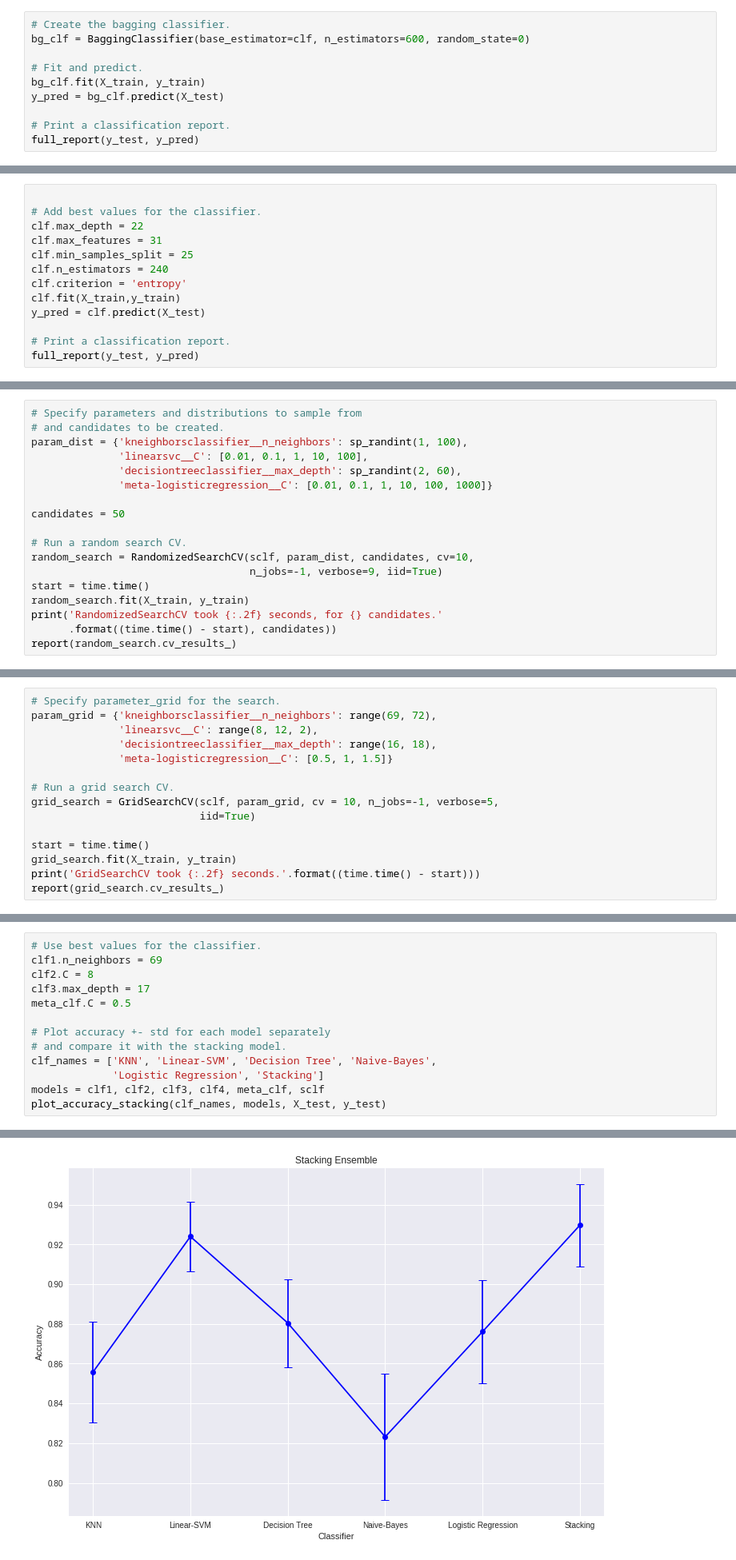
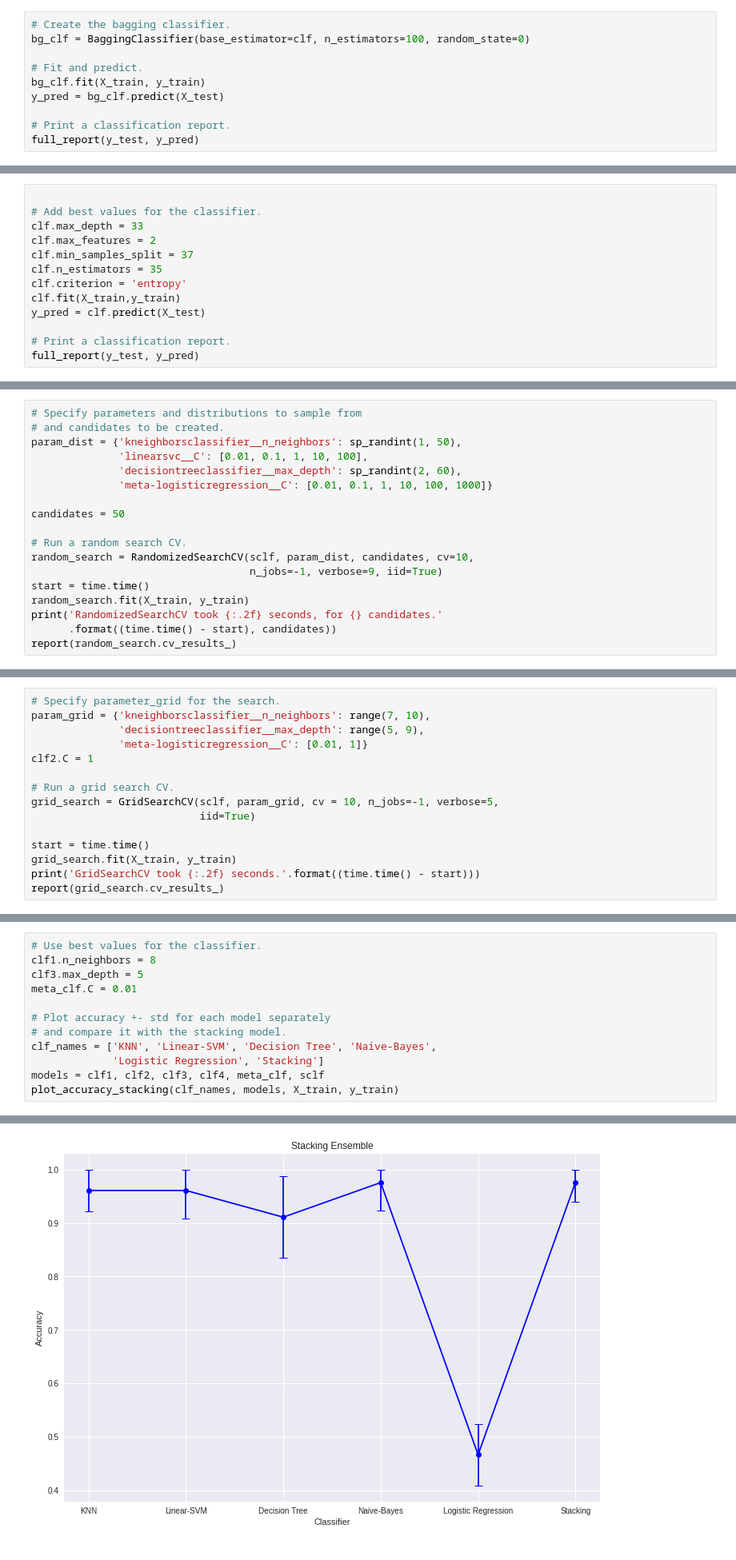
Before and after one commit to Adamantios/Ensembles-CSL-Imb_Learning-Models_Comparison, a Jupyter notebook: PartA.ipynb, the cells around one changed output, grey strips where cells are left out. Shown at 80% size. Cells and saved outputs as stored; diff of their text form.

```diff
--- a/PartA.ipynb
+++ b/PartA.ipynb
@@ -899,6 +794,6 @@ the lower bound of it's deviation is better than the others and the higher bound
 # %%
 # Create the bagging classifier.
-bg_clf = BaggingClassifier(base_estimator=clf, n_estimators=600, random_state=0)
+bg_clf = BaggingClassifier(base_estimator=clf, n_estimators=100, random_state=0)
 
 # Fit and predict.
 bg_clf.fit(X_train, y_train)
@@ -1020,10 +918,10 @@ Make prediction with the Random Forest Ensemble, using the best parameters found
 # %%
 
 # Add best values for the classifier.
-clf.max_depth = 22
-clf.max_features = 31
-clf.min_samples_split = 25
-clf.n_estimators = 240
+clf.max_depth = 33
+clf.max_features = 2
+clf.min_samples_split = 37
+clf.n_estimators = 35
 clf.criterion = 'entropy'
 clf.fit(X_train,y_train)
 y_pred = clf.predict(X_test)
@@ -1054,7 +952,7 @@ sclf = StackingCVClassifier(classifiers=[clf1, clf2, clf3, clf4],
 # %%
 # Specify parameters and distributions to sample from
 # and candidates to be created.
-param_dist = {'kneighborsclassifier__n_neighbors': sp_randint(1, 100),
+param_dist = {'kneighborsclassifier__n_neighbors': sp_randint(1, 50),
               'linearsvc__C': [0.01, 0.1, 1, 10, 100],
               'decisiontreeclassifier__max_depth': sp_randint(2, 60),
               'meta-logisticregression__C': [0.01, 0.1, 1, 10, 100, 1000]}
@@ -1107,10 +995,10 @@ Parameters: {'decisiontreeclassifier__max_depth': 21, 'kneighborsclassifier__n_n
 ### Grid Search
 # %%
 # Specify parameter_grid for the search.
-param_grid = {'kneighborsclassifier__n_neighbors': range(69, 72),
-              'linearsvc__C': range(8, 12, 2),
-              'decisiontreeclassifier__max_depth': range(16, 18),
-              'meta-logisticregression__C': [0.5, 1, 1.5]}
+param_grid = {'kneighborsclassifier__n_neighbors': range(7, 10),
+              'decisiontreeclassifier__max_depth': range(5, 9),
+              'meta-logisticregression__C': [0.01, 1]}
+clf2.C = 1
 
 # Run a grid search CV.
 grid_search = GridSearchCV(sclf, param_grid, cv = 10, n_jobs=-1, verbose=5,
@@ -1149,15 +1033,14 @@ Parameters: {'decisiontreeclassifier__max_depth': 17, 'kneighborsclassifier__n_n
 ### Plot stacking results
 # %%
 # Use best values for the classifier.
-clf1.n_neighbors = 69
-clf2.C = 8
-clf3.max_depth = 17
-meta_clf.C = 0.5
+clf1.n_neighbors = 8
+clf3.max_depth = 5
+meta_clf.C = 0.01
 
 # Plot accuracy +- std for each model separately
 # and compare it with the stacking model.
 clf_names = ['KNN', 'Linear-SVM', 'Decision Tree', 'Naive-Bayes',
              'Logistic Regression', 'Stacking']
 models = clf1, clf2, clf3, clf4, meta_clf, sclf
-plot_accuracy_stacking(clf_names, models, X_test, y_test)
+plot_accuracy_stacking(clf_names, models, X_train, y_train)
 # %% [output]
@@ -1170 +1053 @@ Accuracy: 0.93 (+/- 0.02) [Stacking]
-[figure, old version]
+[figure, new version]
```
Also changed, not shown: parts of 51 cells of this notebook, 1 other file.
